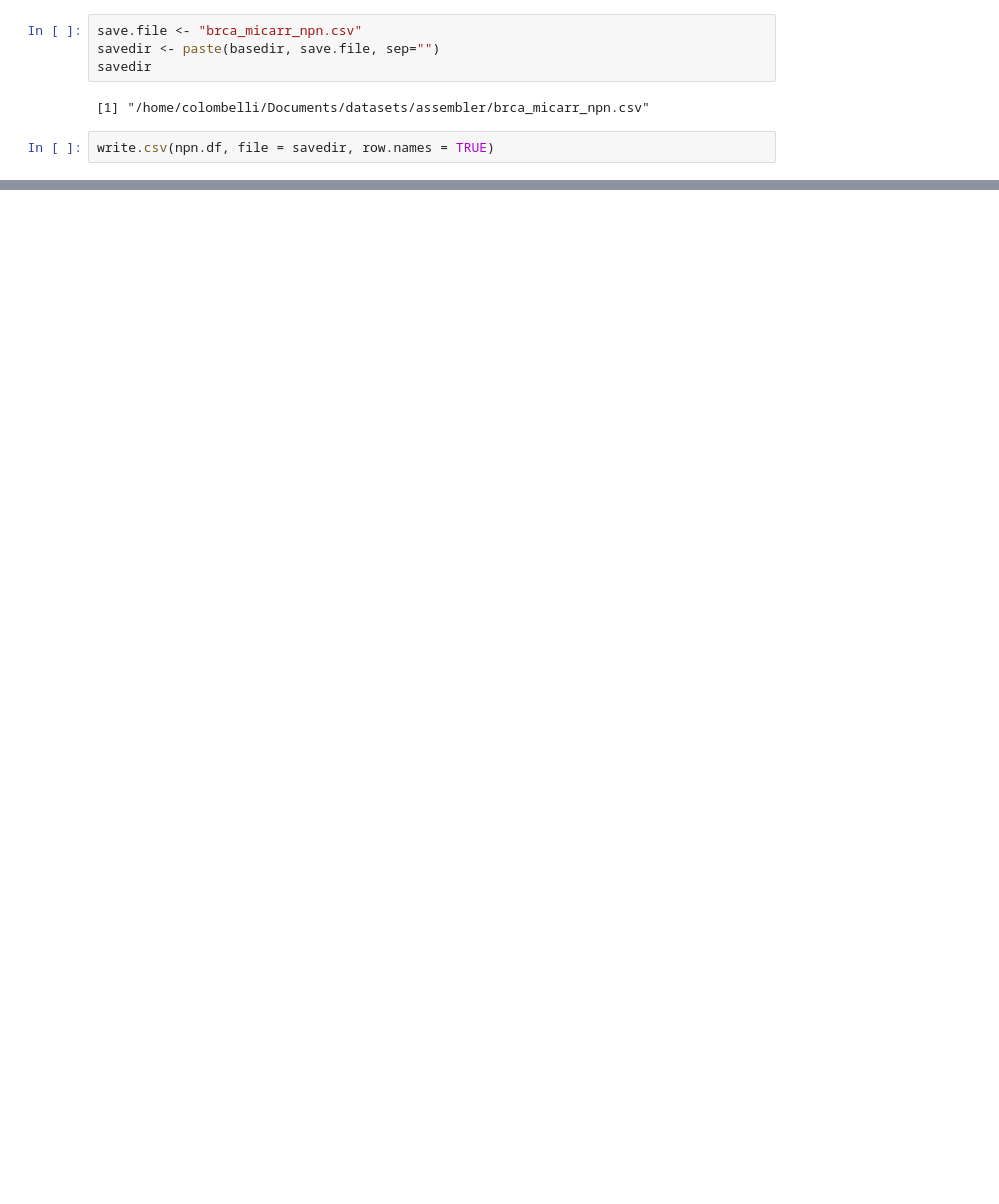
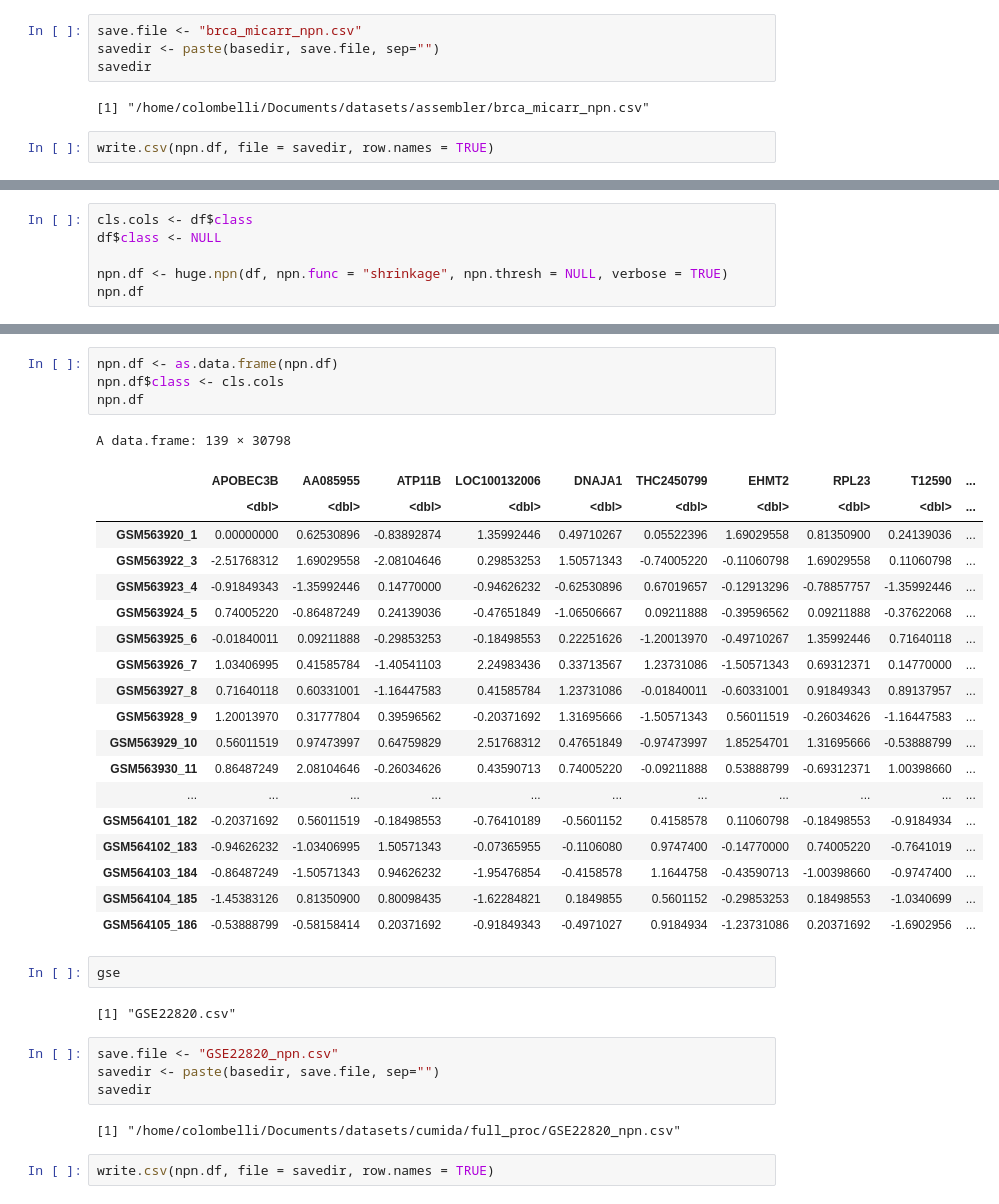
Before and after one commit to colombelli/bioinformatics-ml, a Jupyter notebook: Data Processing/npn processing.ipynb, the cells around one changed output, grey strips where cells are left out. Cells and saved outputs as stored; diff of their text form; blank space fills up the shorter version.

```diff
--- a/Data Processing/npn processing.ipynb
+++ b/Data Processing/npn processing.ipynb
@@ -169,0 +194,6 @@ write.csv(npn.df, file = savedir, row.names = TRUE)
+# %%
+cls.cols <- df$class
+df$class <- NULL
+
+npn.df <- huge.npn(df, npn.func = "shrinkage", npn.thresh = NULL, verbose = TRUE)
+npn.df
@@ -169,0 +220,36 @@ write.csv(npn.df, file = savedir, row.names = TRUE)
+# %%
+npn.df <- as.data.frame(npn.df)
+npn.df$class <- cls.cols
+npn.df
+# %% [output]
+A data.frame: 139 × 30798
+|  | APOBEC3B | AA085955 | ATP11B | LOC100132006 | DNAJA1 | THC2450799 | EHMT2 | RPL23 | T12590 | ... |
+|  | <dbl> | <dbl> | <dbl> | <dbl> | <dbl> | <dbl> | <dbl> | <dbl> | <dbl> | ... |
+| GSM563920_1 | 0.00000000 | 0.62530896 | -0.83892874 | 1.35992446 | 0.49710267 | 0.05522396 | 1.69029558 | 0.81350900 | 0.24139036 | ... |
+| GSM563922_3 | -2.51768312 | 1.69029558 | -2.08104646 | 0.29853253 | 1.50571343 | -0.74005220 | -0.11060798 | 1.69029558 | 0.11060798 | ... |
+| GSM563923_4 | -0.91849343 | -1.35992446 | 0.14770000 | -0.94626232 | -0.62530896 | 0.67019657 | -0.12913296 | -0.78857757 | -1.35992446 | ... |
+| GSM563924_5 | 0.74005220 | -0.86487249 | 0.24139036 | -0.47651849 | -1.06506667 | 0.09211888 | -0.39596562 | 0.09211888 | -0.37622068 | ... |
+| GSM563925_6 | -0.01840011 | 0.09211888 | -0.29853253 | -0.18498553 | 0.22251626 | -1.20013970 | -0.49710267 | 1.35992446 | 0.71640118 | ... |
+| GSM563926_7 | 1.03406995 | 0.41585784 | -1.40541103 | 2.24983436 | 0.33713567 | 1.23731086 | -1.50571343 | 0.69312371 | 0.14770000 | ... |
+| GSM563927_8 | 0.71640118 | 0.60331001 | -1.16447583 | 0.41585784 | 1.23731086 | -0.01840011 | -0.60331001 | 0.91849343 | 0.89137957 | ... |
+| GSM563928_9 | 1.20013970 | 0.31777804 | 0.39596562 | -0.20371692 | 1.31695666 | -1.50571343 | 0.56011519 | -0.26034626 | -1.16447583 | ... |
+| GSM563929_10 | 0.56011519 | 0.97473997 | 0.64759829 | 2.51768312 | 0.47651849 | -0.97473997 | 1.85254701 | 1.31695666 | -0.53888799 | ... |
+| GSM563930_11 | 0.86487249 | 2.08104646 | -0.26034626 | 0.43590713 | 0.74005220 | -0.09211888 | 0.53888799 | -0.69312371 | 1.00398660 | ... |
+| ... | ... | ... | ... | ... | ... | ... | ... | ... | ... | ... |
+| GSM564101_182 | -0.20371692 | 0.56011519 | -0.18498553 | -0.76410189 | -0.5601152 | 0.4158578 | 0.11060798 | -0.18498553 | -0.9184934 | ... |
+| GSM564102_183 | -0.94626232 | -1.03406995 | 1.50571343 | -0.07365955 | -0.1106080 | 0.9747400 | -0.14770000 | 0.74005220 | -0.7641019 | ... |
+| GSM564103_184 | -0.86487249 | -1.50571343 | 0.94626232 | -1.95476854 | -0.4158578 | 1.1644758 | -0.43590713 | -1.00398660 | -0.9747400 | ... |
+| GSM564104_185 | -1.45383126 | 0.81350900 | 0.80098435 | -1.62284821 | 0.1849855 | 0.5601152 | -0.29853253 | 0.18498553 | -1.0340699 | ... |
+| GSM564105_186 | -0.53888799 | -0.58158414 | 0.20371692 | -0.91849343 | -0.4971027 | 0.9184934 | -1.23731086 | 0.20371692 | -1.6902956 | ... |
+# %%
+gse
+# %% [output]
+[1] "GSE22820.csv"
+# %%
+save.file <- "GSE22820_npn.csv"
+savedir <- paste(basedir, save.file, sep="")
+savedir
+# %% [output]
+[1] "/home/colombelli/Documents/datasets/cumida/full_proc/GSE22820_npn.csv"
+# %%
+write.csv(npn.df, file = savedir, row.names = TRUE)
```
Also changed, not shown: parts of 11 cells of this notebook.
